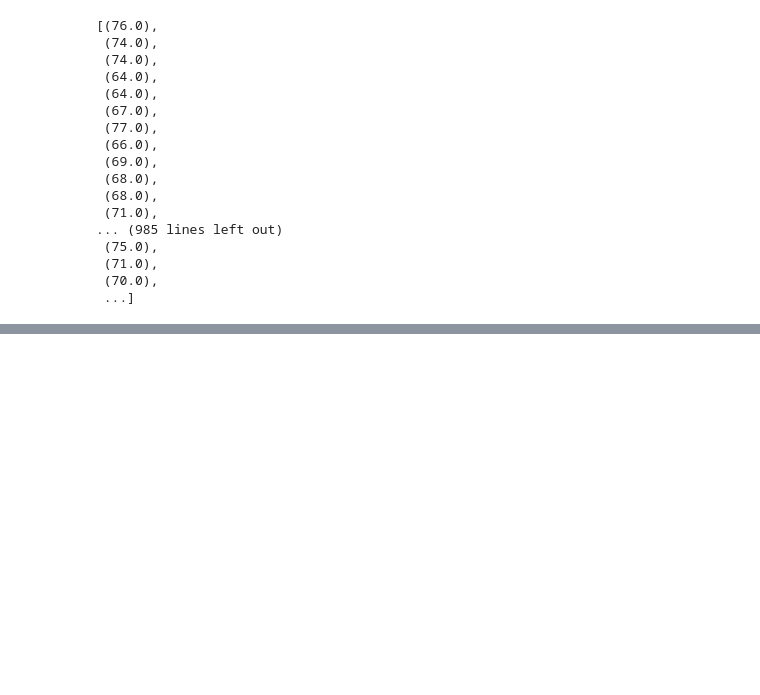
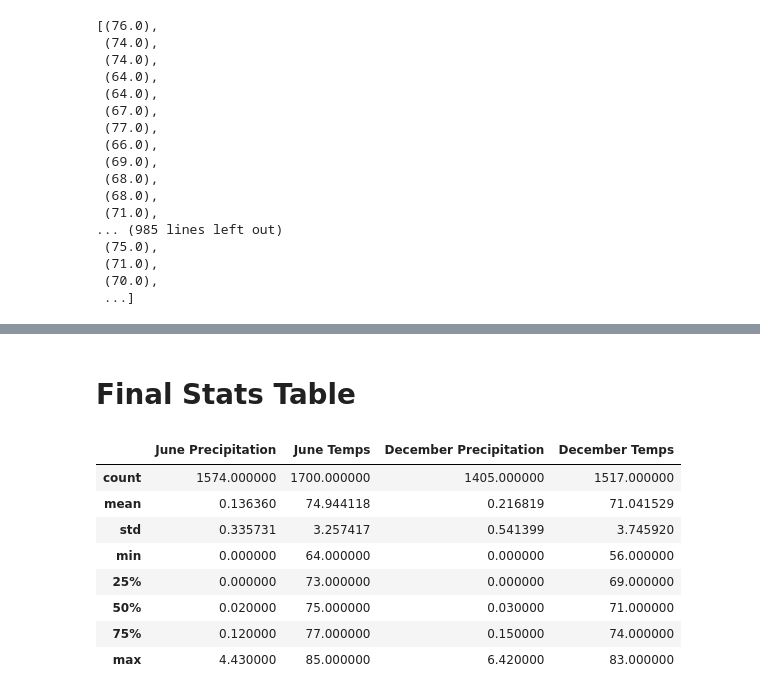
Before and after one commit to nicoserrano/Surfs_Up, a Jupyter notebook: SurfsUp_Challenge.ipynb, the cells around one changed output, grey strips where cells are left out. Drawn from its saved outputs; the diff is of its cells as text; code cells hidden in the pictures; blank space fills up the shorter version.

```diff
--- a/SurfsUp_Challenge.ipynb
+++ b/SurfsUp_Challenge.ipynb
@@ -164,0 +169,6 @@ temps_dec.describe()
+# %%
+prcp_june = []
+prcp_june = session.query(Measurement.prcp).filter(extract('month', Measurement.date) == 6).all()
+Precip_june = pd.DataFrame(prcp_june, columns=['June Precipitation'])
+stats_prcp_june = Precip_june.describe()
+stats_prcp_june
@@ -164,0 +185,6 @@ temps_dec.describe()
+# %%
+prcp_dec = []
+prcp_dec = session.query(Measurement.prcp).filter(extract('month', Measurement.date) == 12).all()
+Precip_dec = pd.DataFrame(prcp_dec, columns=['December Precipitation'])
+stats_prcp_dec = Precip_dec.describe()
+stats_prcp_dec
@@ -164,0 +227,16 @@ temps_dec.describe()
+# %% [markdown]
+# Final Stats Table
+# %%
+final_stats = pd.concat([stats_prcp_june, stats_temp_june, stats_prcp_dec, stats_temp_dec],
+         axis=1, join='inner')
+final_stats
+# %% [output]
+|  | June Precipitation | June Temps | December Precipitation | December Temps |
+| count | 1574.000000 | 1700.000000 | 1405.000000 | 1517.000000 |
+| mean | 0.136360 | 74.944118 | 0.216819 | 71.041529 |
+| std | 0.335731 | 3.257417 | 0.541399 | 3.745920 |
+| min | 0.000000 | 64.000000 | 0.000000 | 56.000000 |
+| 25% | 0.000000 | 73.000000 | 0.000000 | 69.000000 |
+| 50% | 0.020000 | 75.000000 | 0.030000 | 71.000000 |
+| 75% | 0.120000 | 77.000000 | 0.150000 | 74.000000 |
+| max | 4.430000 | 85.000000 | 6.420000 | 83.000000 |
```
Also changed, not shown: parts of 10 cells of this notebook.
